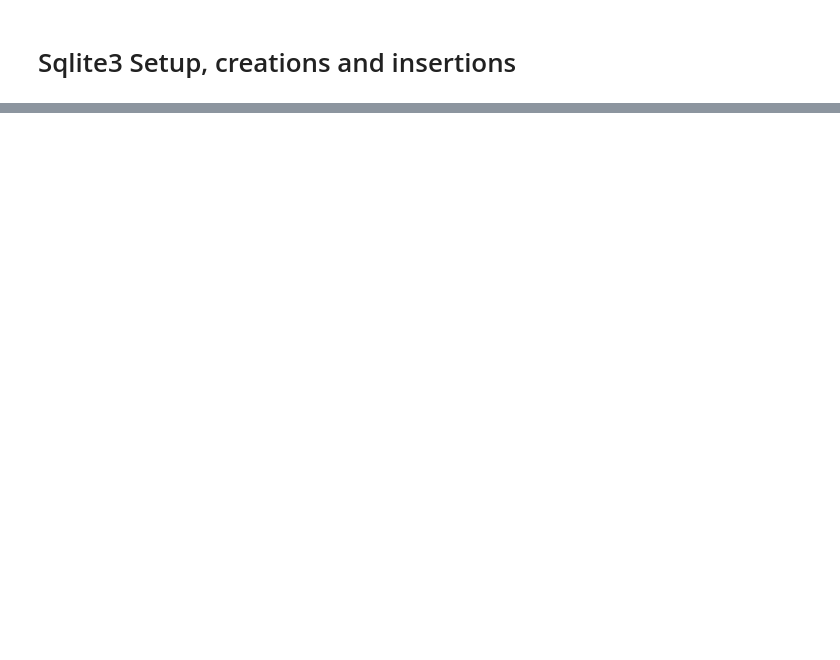
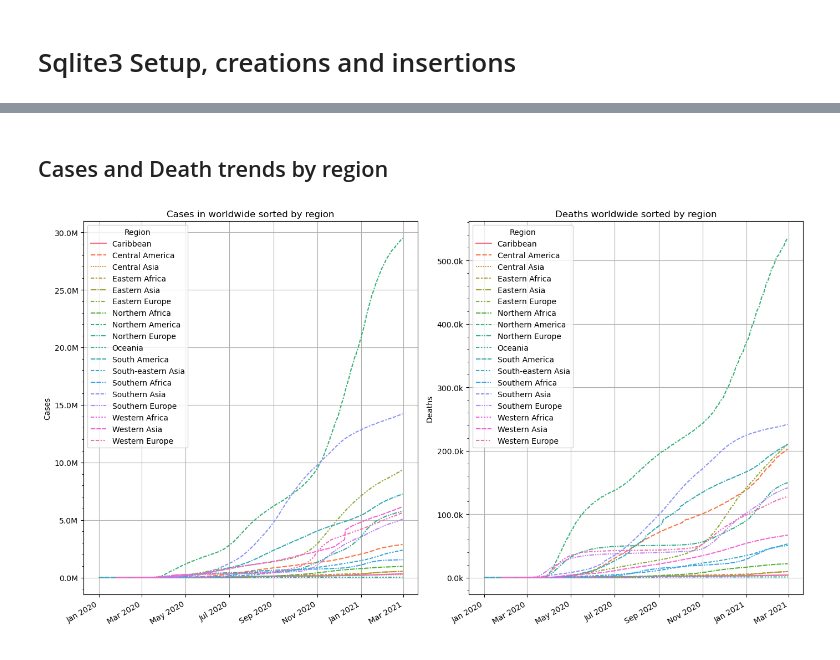
Before and after one commit to roberthobblebottom/COVID19-Algeria-and-World-Dataset, a Jupyter notebook: covid-19-data-analysis-algeria-and-the-world - Ng Guangren, Ryan.ipynb, the cells around one changed output, grey strips where cells are left out. Cells and saved outputs as stored; diff of their text form; code cells hidden in the pictures; blank space fills up the shorter version.

```diff
--- a/covid-19-data-analysis-algeria-and-the-world - Ng Guangren, Ryan.ipynb
+++ b/covid-19-data-analysis-algeria-and-the-world - Ng Guangren, Ryan.ipynb
@@ -248,6 +266,4 @@ kind = 'reg') # warning: about 3 minutes render
 # %%
-t =cur.execute('''SELECT date,cases,country,continent
-FROM covid19_country_data''')
-
-df = pd.DataFrame(t.fetchall(),columns= ["date","cases","country","continent" ])
-df.date = pd.to_datetime(df.date)
+t =cur.execute('''SELECT date,cases,deaths,country,region FROM covid19_country_data''')
+df = pd.DataFrame(t.fetchall(),columns= ["Date","Cases","Deaths","Country","Region" ])
+df.Date = pd.to_datetime(df.Date,format="%Y-%m-%d")
@@ -274,0 +270,33 @@ for continent in df.continent.unique():
+# %% [markdown]
+## Cases and Death trends by region
+# %%
+grouped_df = df.groupby(['Region','Date']).sum()
+
+
+f, axs = plt.subplots(1, 2, figsize=(14, 8))
+f.autofmt_xdate()
+axs[0].set_title('Cases in worldwide sorted by region')
+axs[0].set_xlabel(" ")
+axs[0].xaxis.set_major_formatter(mdates.DateFormatter("%b %Y"))
+def xtickfunc(x,_) :
+    return str(x/1000000)+"M"
+axs[0].yaxis.set_major_formatter(ticker.FuncFormatter(xtickfunc))
+axs[0].yaxis.set_minor_locator(ticker.AutoMinorLocator())
+axs[0].grid(True)
+
+
+def ytickfunc(x,_):
+    return str(x/1000)+"k"
+axs[1].yaxis.set_major_formatter(ticker.FuncFormatter(ytickfunc))
+axs[1].set_title('Deaths worldwide sorted by region')
+axs[1].set_xlabel(" ")
+axs[1].xaxis.set_major_formatter(mdates.DateFormatter("%b %Y"))
+axs[1].yaxis.set_minor_locator(ticker.AutoMinorLocator())
+axs[1].grid(True)
+
+
+sns.lineplot(data=grouped_df,x="Date",y="Cases",style="Region",hue="Region",ax=axs[0])
+sns.lineplot(data=grouped_df,x="Date",y="Deaths",style="Region",hue="Region",ax=axs[1])
+f.tight_layout()
+# %% [output]
+[figure, added]
```
Also changed, not shown: parts of 23 cells of this notebook, 4 other files.
